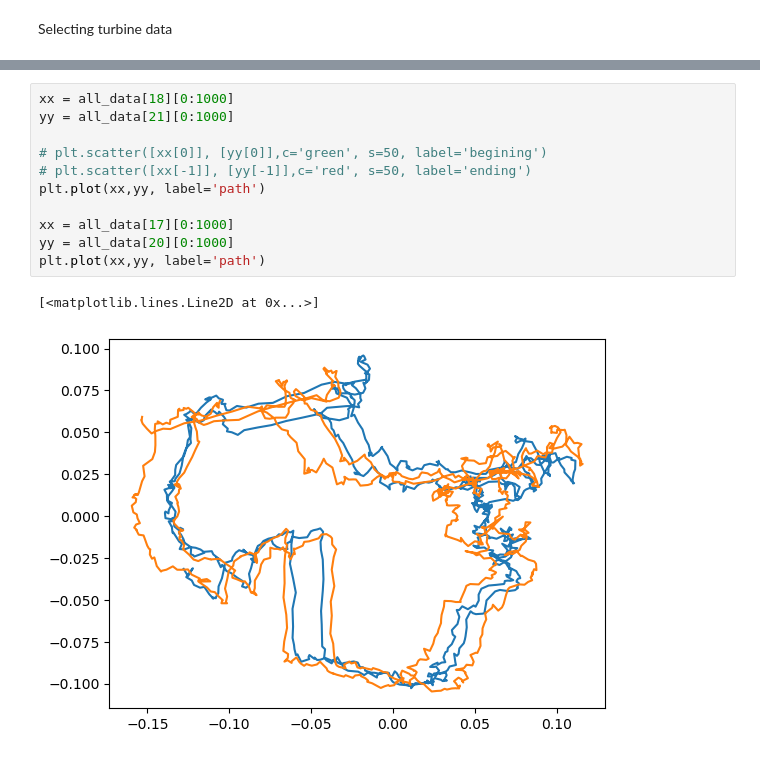
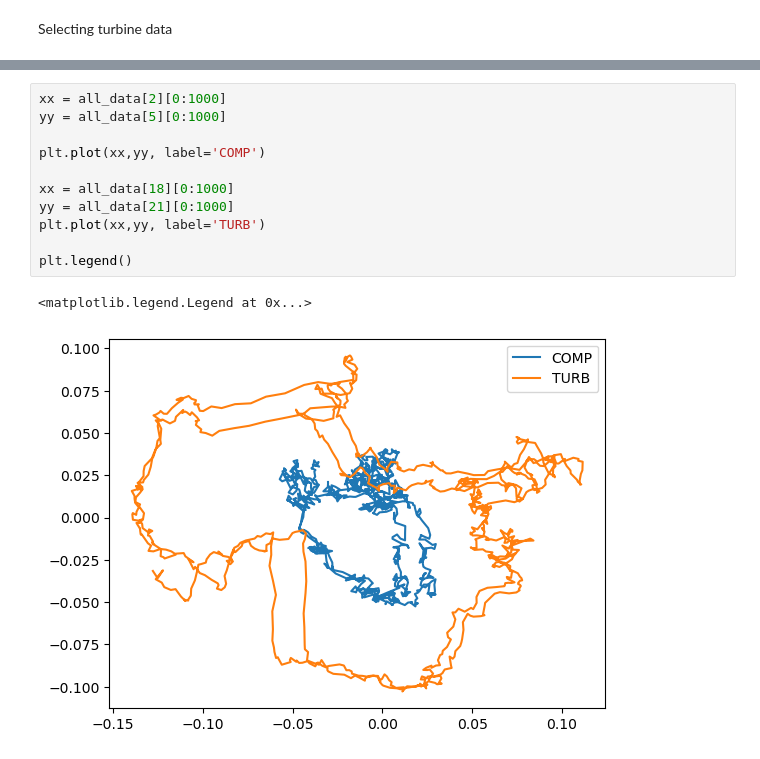
Before and after one commit to AliBagheriNejad/MSc-Thesis, a Jupyter notebook: Testing/prototype1.ipynb, the cells around one changed output, grey strips where cells are left out. Saved outputs shown, nothing was run; the diff lists cells and outputs as text.

```diff
--- a/Testing/prototype1.ipynb
+++ b/Testing/prototype1.ipynb
@@ -242,14 +191,14 @@ turb_df.head()
-# %%
-xx = all_data[18][0:1000]
-yy = all_data[21][0:1000]
-
-# plt.scatter([xx[0]], [yy[0]],c='green', s=50, label='begining')
-# plt.scatter([xx[-1]], [yy[-1]],c='red', s=50, label='ending')
-plt.plot(xx,yy, label='path')
-
-xx = all_data[17][0:1000]
-yy = all_data[20][0:1000]
-plt.plot(xx,yy, label='path')
-# %% [output]
-[<matplotlib.lines.Line2D at 0x...>]
-[figure, removed]
+# %%
+xx = all_data[2][0:1000]
+yy = all_data[5][0:1000]
+
+plt.plot(xx,yy, label='COMP')
+
+xx = all_data[18][0:1000]
+yy = all_data[21][0:1000]
+plt.plot(xx,yy, label='TURB')
+
+plt.legend()
+# %% [output]
+<matplotlib.legend.Legend at 0x...>
+[figure, added]
```
Also changed, not shown: parts of 5 cells of this notebook, 1 other file.
